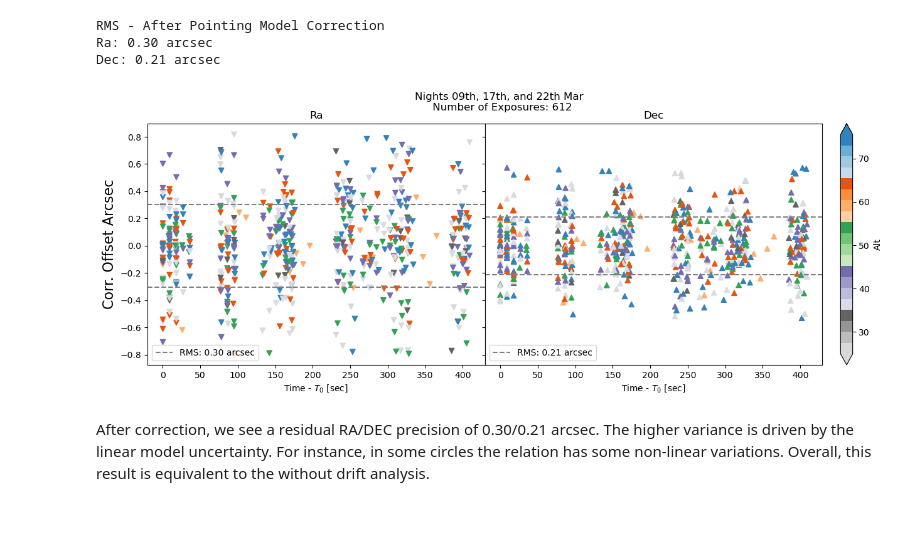
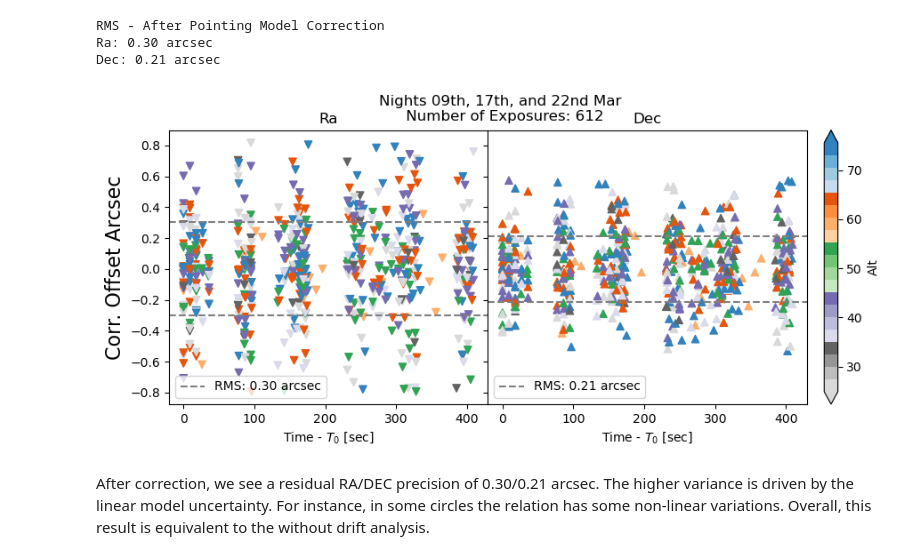
Before and after one commit to estevesjh/ComScratchStuff, a Jupyter notebook: starTracker/slewSettleTests/LVV-T2732_analysis_repeatability_report_w_drift.ipynb, the cells around one changed output. Saved outputs shown, nothing was run; the diff lists cells and outputs as text; code cells hidden in the pictures; blank space fills up the shorter version.

```diff
--- a/starTracker/slewSettleTests/LVV-T2732_analysis_repeatability_report_w_drift.ipynb
+++ b/starTracker/slewSettleTests/LVV-T2732_analysis_repeatability_report_w_drift.ipynb
@@ -240,34 +241,34 @@ RMS - After Pointing Model Correction
 Ra: 0.30 arcsec
 Dec: 0.21 arcsec
 # %%
-fig, (ax1, ax2) = plt.subplots(1,2, figsize=(15,5), sharey='all')
+fig, (ax1, ax2) = plt.subplots(1,2, figsize=(10,4), sharey='all')
 fig.subplots_adjust(wspace=0.)
 
 sel = dfs.index>0
 # tt = (np.max(data.UTC[sel])-np.min(data.UTC[sel]))
 # tlabel = 'Time Interval: %ih %i min'%(tt.components.hours, tt.components.minutes)
 # title = '%s - Sequences 600:910\n'%today+tlabel
 
-title = 'Nights 09th, 17th, and 22th Mar \n Number of Exposures: %i'%(np.count_nonzero(~np.isnan(res_ra_c[sel])))
+title = 'Nights 09th, 17th, and 22nd Mar \n Number of Exposures: %i'%(np.count_nonzero(~np.isnan(res_ra_c[sel])))
 
 im = ax1.scatter(dT[sel], res_ra_c[sel], marker='v', c=base_alt[sel], cmap='tab20c_r')
 ax2.scatter(dT[sel], res_dec_c[sel], marker='^', c=base_alt[sel], cmap='tab20c_r')
 ax1.axhline(std_ra, ls='--', color='gray',label='RMS: %.2f arcsec'%std_ra)
 ax2.axhline(std_dec, ls='--', color='gray',label='RMS: %.2f arcsec'%std_dec)
 ax1.axhline(-std_ra, ls='--', color='gray')
 ax2.axhline(-std_dec, ls='--', color='gray')
 ax1.legend(loc=3)
 ax2.legend(loc=3)
 ax1.set_title('Ra')
 ax2.set_title('Dec')
 ax1.set_ylabel('Corr. Offset Arcsec', fontsize=16)
 ax1.set_xlabel('Time - $T_0$ [sec]')
 ax2.set_xlabel('Time - $T_0$ [sec]')
 fig.suptitle(title)
 cb = fig.colorbar(im, label='Alt', ax=[ax1,ax2], location='right', fraction=0.05, pad=0.025, extend='both')
-fig.savefig('figures/corrected_offset_rate.png', dpi=150)
+fig.savefig('figures/corrected_offset_rate.png', dpi=200)
 # %% [output]
-[figure, old version]
+[figure, new version]
 # %% [markdown]
 After correction, we see a residual RA/DEC precision of 0.30/0.21 arcsec. The higher variance is driven by the linear model uncertainty. For instance, in some circles the relation has some non-linear variations.  Overall, this result is equivalent to the without drift analysis.
 # %% [markdown]
```
Also changed, not shown: parts of 2 cells of this notebook, 5 other files.
